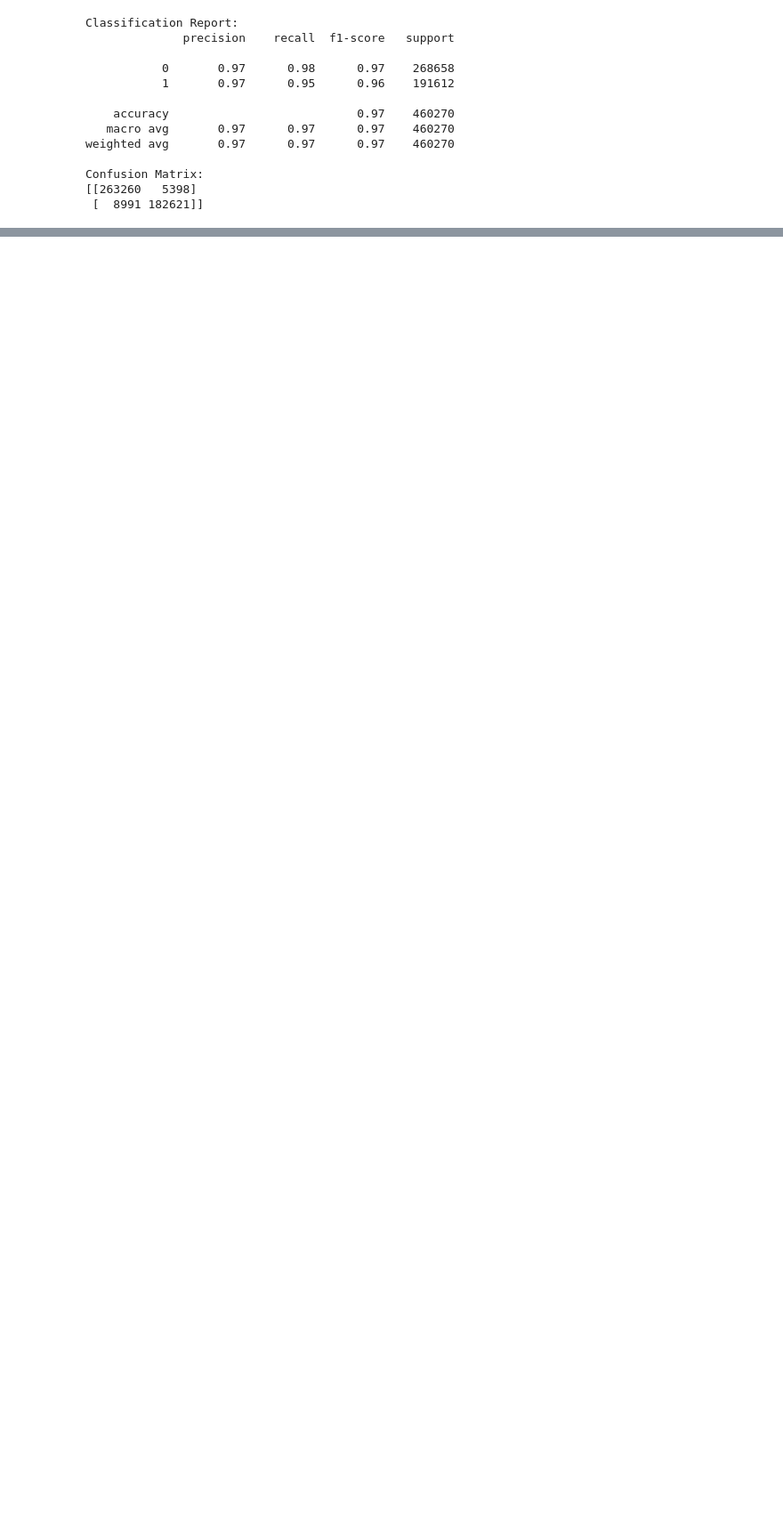
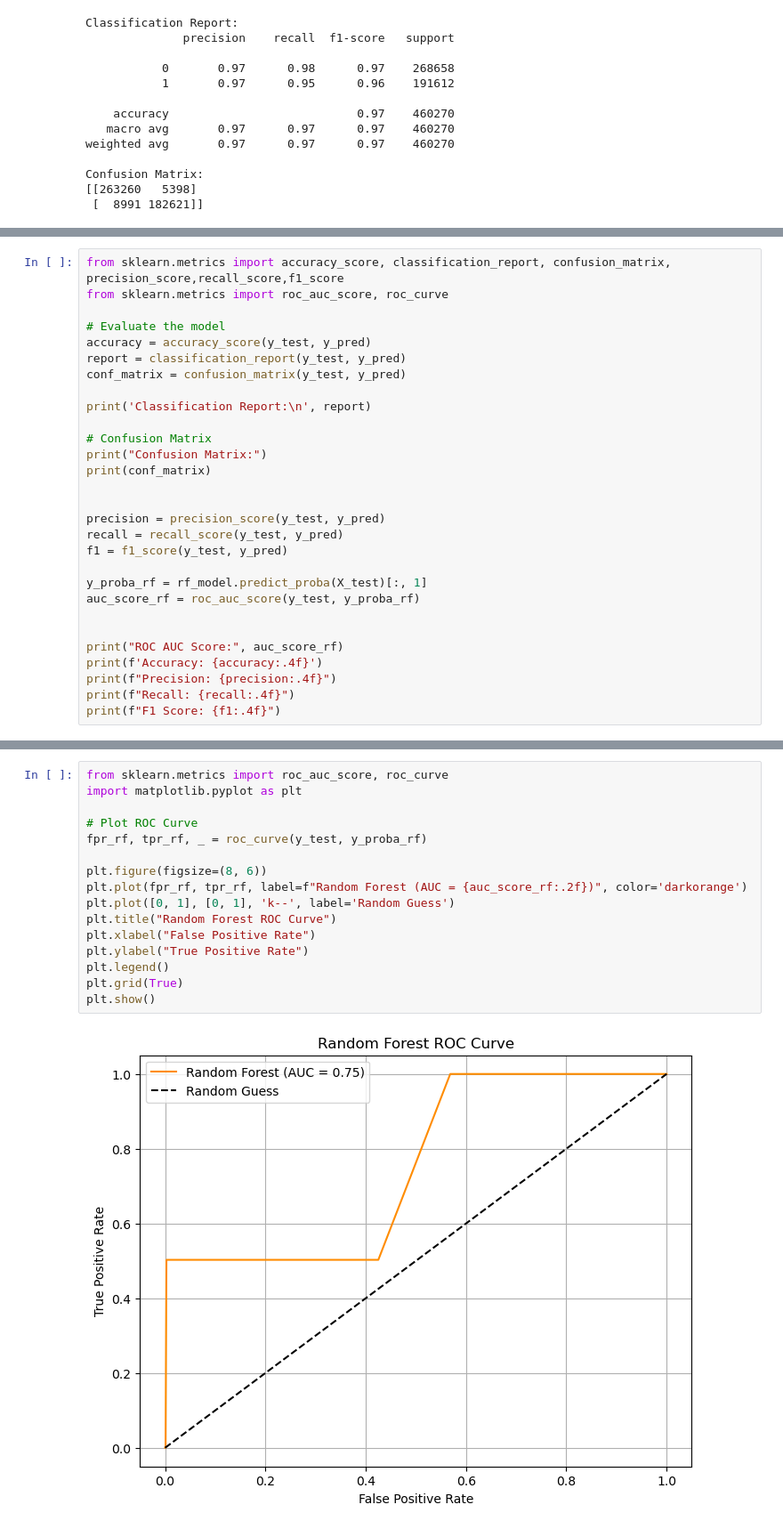
Before and after one commit to zhiyongyong-nus/dsa4263-fraudsters, a Jupyter notebook: baseline_model.ipynb, the cells around one changed output, grey strips where cells are left out. Shown at 89% size. Cells and saved outputs as stored; diff of their text form; blank space fills up the shorter version.

```diff
--- a/baseline_model.ipynb
+++ b/baseline_model.ipynb
@@ -405,0 +532,29 @@ ROC AUC Score: 0.9922591896636506
+# %%
+from sklearn.metrics import accuracy_score, classification_report, confusion_matrix, precision_score,recall_score,f1_score
+from sklearn.metrics import roc_auc_score, roc_curve
+
+# Evaluate the model
+accuracy = accuracy_score(y_test, y_pred)
+report = classification_report(y_test, y_pred)
+conf_matrix = confusion_matrix(y_test, y_pred)
+
+print('Classification Report:\n', report)
+
+# Confusion Matrix
+print("Confusion Matrix:")
+print(conf_matrix)
+
+
+precision = precision_score(y_test, y_pred)
+recall = recall_score(y_test, y_pred)
+f1 = f1_score(y_test, y_pred)
+
+y_proba_rf = rf_model.predict_proba(X_test)[:, 1]
+auc_score_rf = roc_auc_score(y_test, y_proba_rf)
+
+
+print("ROC AUC Score:", auc_score_rf)
+print(f'Accuracy: {accuracy:.4f}')
+print(f"Precision: {precision:.4f}")
+print(f"Recall: {recall:.4f}")
+print(f"F1 Score: {f1:.4f}")
@@ -405,0 +609,18 @@ ROC AUC Score: 0.9922591896636506
+# %%
+from sklearn.metrics import roc_auc_score, roc_curve
+import matplotlib.pyplot as plt
+
+# Plot ROC Curve
+fpr_rf, tpr_rf, _ = roc_curve(y_test, y_proba_rf)
+
+plt.figure(figsize=(8, 6))
+plt.plot(fpr_rf, tpr_rf, label=f"Random Forest (AUC = {auc_score_rf:.2f})", color='darkorange')
+plt.plot([0, 1], [0, 1], 'k--', label='Random Guess')
+plt.title("Random Forest ROC Curve")
+plt.xlabel("False Positive Rate")
+plt.ylabel("True Positive Rate")
+plt.legend()
+plt.grid(True)
+plt.show()
+# %% [output]
+[figure, added]
```
Also changed, not shown: parts of 14 cells of this notebook, 1 other file.
